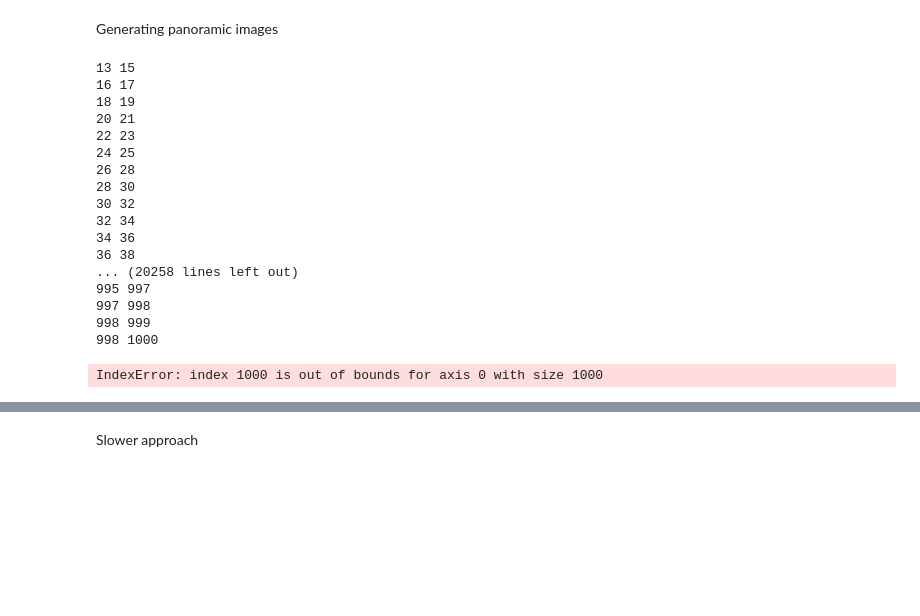
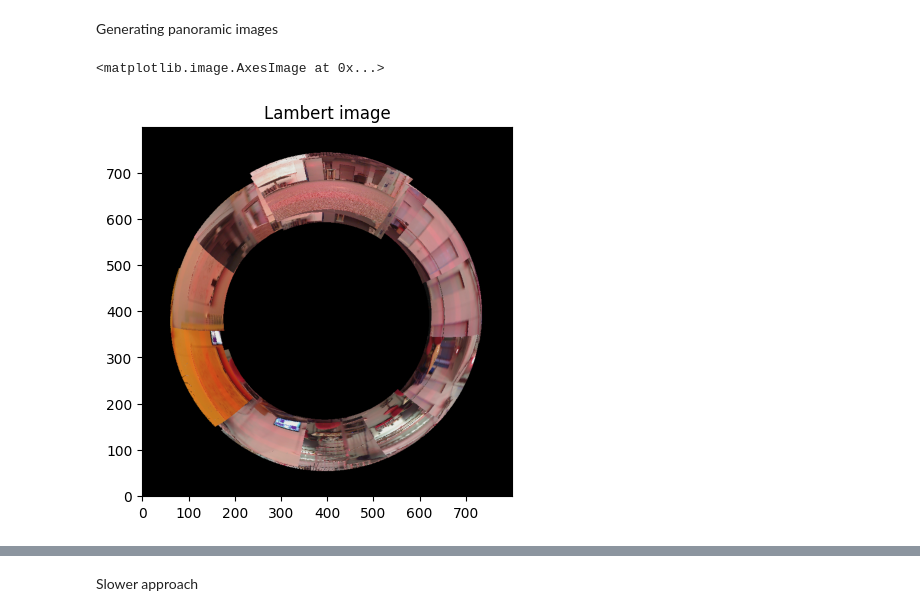
Before and after one commit to pedramaghazadeh/ECE276a, a Jupyter notebook: ECE276A_PR1/part2.ipynb, the cells around one changed output, grey strips where cells are left out. Drawn from its saved outputs; the diff is of its cells as text; code cells hidden in the pictures; blank space fills up the shorter version.

```diff
--- a/ECE276A_PR1/part2.ipynb
+++ b/ECE276A_PR1/part2.ipynb
@@ -91,62 +185,40 @@ cartesian[:, :, 2] = trigs[:, :, 2]
 # %% [markdown]
 Generating panoramic images
 # %%
-final_img = np.zeros((1000, 1000, 3), dtype=np.uint8)
-rotated = cartesian
+final_img = np.zeros((800, 800, 3), dtype=np.uint8)
+step = 30
 
-for i in tqdm(range(len(camd["cam"][0]))):
+for i in tqdm(range(0, len(rots), step)):
     rotated = np.dot(cartesian, rots[i])
+    # print(np.min(rotated[:, :, 0] ** 2 + rotated[:, :, 1] ** 2 + rotated[:, :, 2] ** 2))
 
-
+    # print(np.max(rotated[:, :, 0]), np.max(rotated[:, :, 1]), np.max(rotated[:, :, 2]))
     # norms = np.linalg.norm(rotated, axis=2)
 
-    # Lambert azimutha equal-area projection
-    spherical = np.zeros((height, width, 2))
+    # Lambert projection
+    lamb = np.zeros((height, width, 2))
 
-    spherical[:, :, 0] = np.sqrt(2 / (1 - rotated[:, :, 2])) * rotated[:, :, 0]
-    spherical[:, :, 1] = np.sqrt(2 / (1 - rotated[:, :, 2])) * rotated[:, :, 1]
+    # print(np.max(2 / (1 - rotated[:, :, 2])), np.min(1 - rotated[:, :, 2]))
+    # This should be less than 2 and greater than -2 for each coordinate
+    lamb[:, :, 0] = np.sqrt(2 / (1 - rotated[:, :, 2])) * rotated[:, :, 0]
+    lamb[:, :, 1] = np.sqrt(2 / (1 - rotated[:, :, 2])) * rotated[:, :, 1]
 
-
-
-    spherical = 250 * spherical
-    spherical = spherical.astype(np.int32)
-    spherical -= np.min(spherical)
-    # spherical[:, :, 0] = np.arctan2(rotated[:, :, 1], rotated[:, :, 0])
-    # spherical[:, :, 1] = np.arccos(rotated[:, :, 2] / norms)
-
-    # spherical[:, :, 0] = (spherical[:, :, 0] + np.pi) * height / (2 * np.pi)
-    # spherical[:, :, 1] = spherical[:, :, 1] * width / np.pi
-
-
-    # spherical[:, :, 0] -= np.min(spherical[:, :, 0])
-    # spherical[:, :, 1] -= np.min(spherical[:, :, 1])
-
-    # spherical = spherical.astype(np.int32)
+    # Upscaling from 4*4 to 800*800
+    lamb *= 200
+    lamb = lamb.astype(np.int32)
+    # print(np.max(lamb), np.min(lamb))
+    # lamb = lamb % 1200
+    # print(np.max(lamb[:,:,0]), np.max(lamb[:,:,1]))
 
     for x in range(width):
         for y in range(height):
-            u, v = spherical[y][x]
-            print(u, v)
-            final_img[v][u] = camd["cam"][x, y, :, i]
+            v, u = lamb[y][x]
+            final_img[v - 400][u - 400] = camd["cam"][y, x, :, i]
 
-    del spherical
-plt.imshow(final_img)
+    del lamb
+
+plt.title("Lambert image")
+plt.imshow(final_img, origin='lower')
 # %% [output]
-13 15
-16 17
-18 19
-20 21
-22 23
-24 25
-26 28
-28 30
-30 32
-32 34
-34 36
-36 38
-... (20258 lines left out)
-995 997
-997 998
-998 999
-998 1000
+<matplotlib.image.AxesImage at 0x...>
-IndexError: index 1000 is out of bounds for axis 0 with size 1000
+[figure, added]
```
Also changed, not shown: parts of 13 cells of this notebook.
